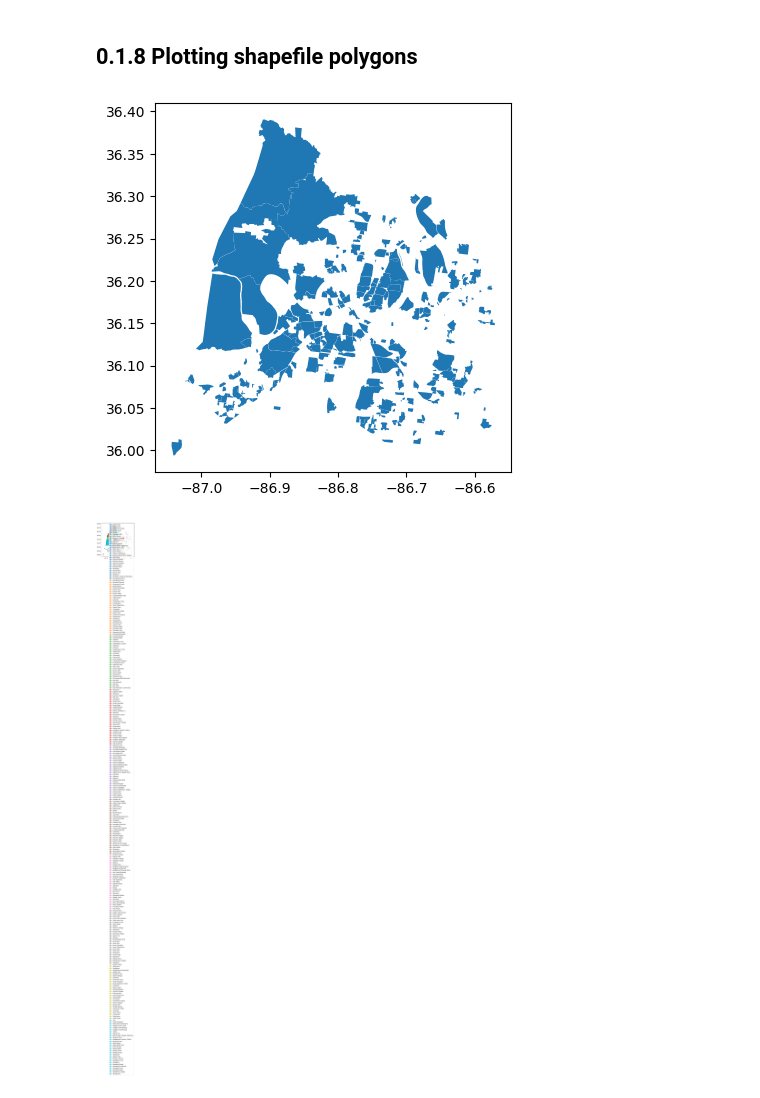
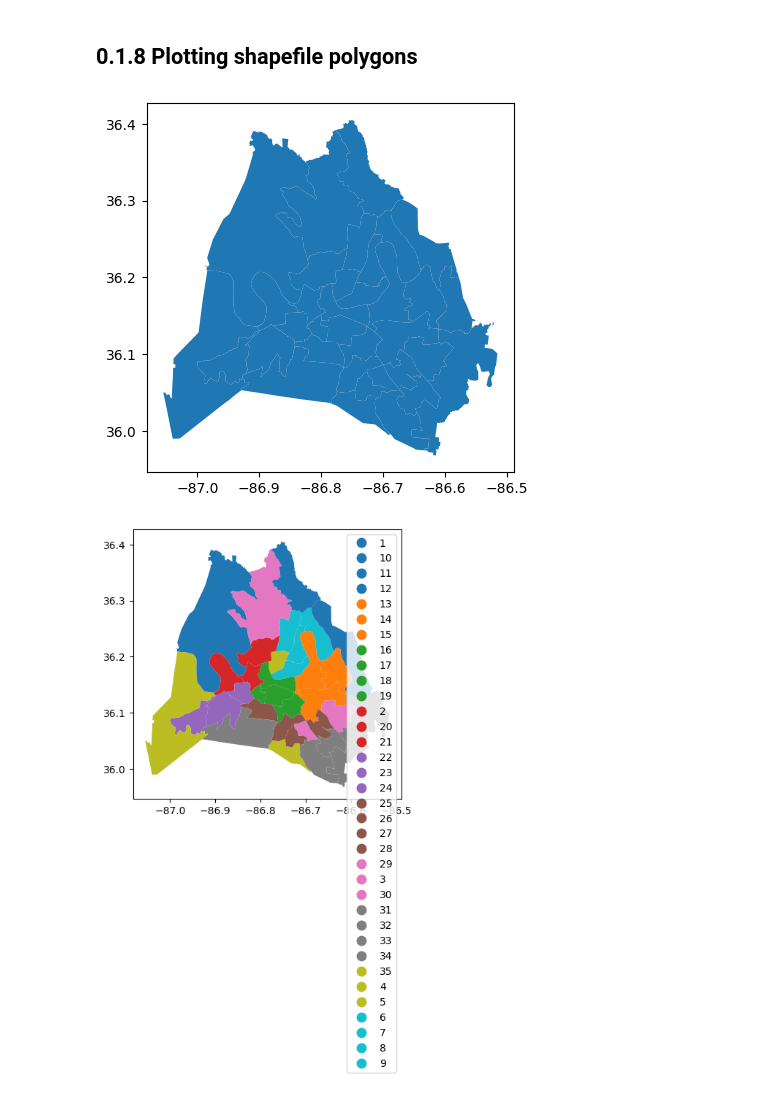
Before and after one commit to oecorrechag/geogeo, a Jupyter notebook: notebooks/0.1.0_combining polygons and scatterplots.ipynb, the cells around one changed output. Drawn from its saved outputs; the diff is of its cells as text; code cells hidden in the pictures.

Commit message:
0.1.0 scatterplots

```diff
--- a/notebooks/0.1.0_combining polygons and scatterplots.ipynb
+++ b/notebooks/0.1.0_combining polygons and scatterplots.ipynb
@@ -149,8 +149,8 @@ plt.show()
 ## 0.1.7 Creating a GeoDataFrame & examining the geometry
 # %%
 # Read in the services district shapefile and look at the first few rows.
-service_district = gpd.read_file(path.data_external_dir("neighborhoods.geojson"))
-print(service_district.head())
+service_district = gpd.read_file(path.data_external_dir("council_districts.geojson"))
+# print(service_district.head())
 
-# Print the contents of the service districts geometry in the first row
-print(service_district.loc[0, 'geometry'])
+## Print the contents of the service districts geometry in the first row
+# print(service_district.loc[0, 'geometry'])
@@ -169,10 +161,10 @@ MULTIPOLYGON (((-86.79511056795417 36.17575964963348, -86.79403325521203 36.1767
 service_district.plot()
 plt.show()
 # %% [output]
-[figure, old version]
+[figure, new version]
 # %%
 # Plot the Service Districts, color them according to name, and show a legend
-service_district.plot(column = 'name', legend = True)
+service_district.plot(column = 'district', legend = True)
 plt.show()
 # %% [output]
-[figure, old version]
+[figure, new version]
```
Also changed, not shown: parts of 6 cells of this notebook.
